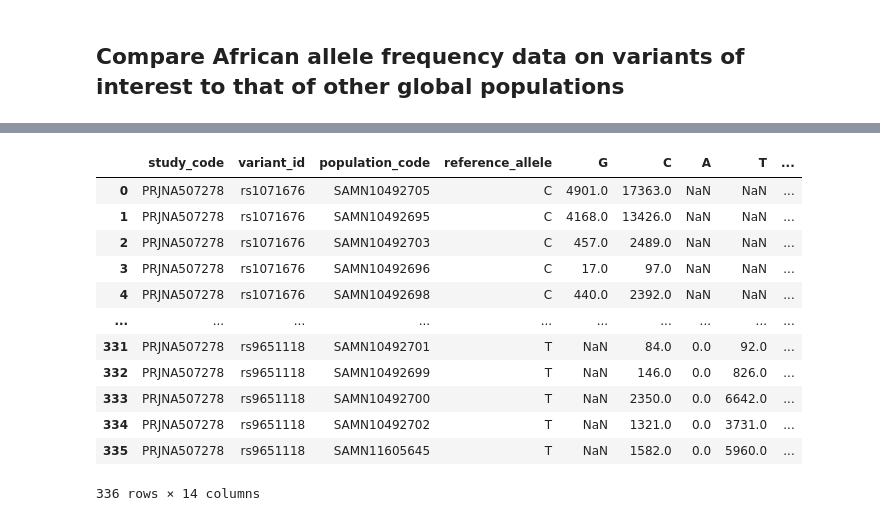
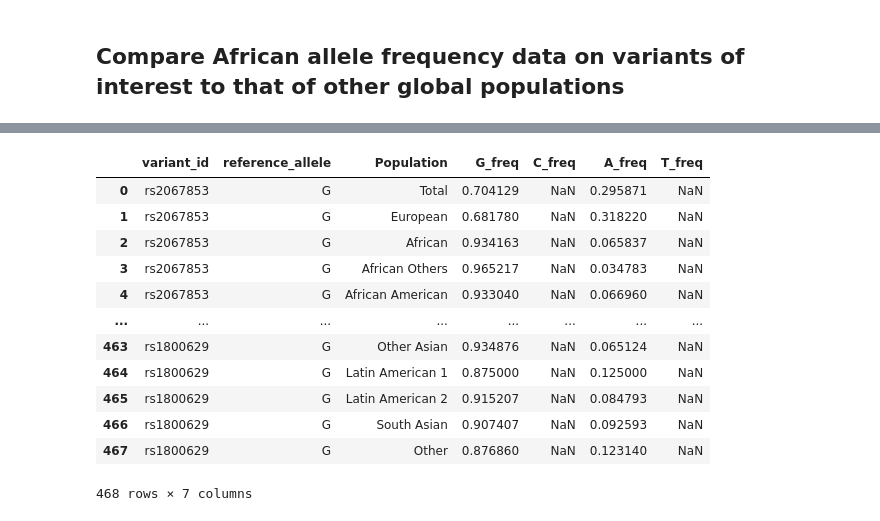
Before and after one commit to MeganHolborn/Genomics_allele-frequency-and-effect_data-analysis, a Jupyter notebook: Plots/plots.ipynb, the cells around one changed output, grey strips where cells are left out. Drawn from its saved outputs; the diff is of its cells as text; code cells hidden in the pictures.

```diff
--- a/Plots/plots.ipynb
+++ b/Plots/plots.ipynb
@@ -485,8 +485,6 @@ plt.tight_layout()
 # %% [markdown]
 ## Generate a scatterplot comparing the allele frequencies of variants of interest for populations groups found in different African regions
 # %%
-# Comparison of alternate allele frequencies for common variants across different sub-populations
-
 # Create a list with variant IDs of interest
 NESHIE_rsIDs = ["rs2067853","rs1217401","rs2043211","rs1001179","rs1961495","rs1411040","rs34004222","rs13027659","rs190148408","rs79704487","rs1800896","rs3024490","rs1800871","rs1554286","rs1518111","rs1143623","rs16944","rs1071676","rs1800795","rs2069837","rs1800796","rs2066992","rs2069832","rs2069833","rs1554606","rs2069845","rs1801133","rs4846049","rs1476413","rs1801131","rs9651118","rs1808593","rs2070744","rs1800779","rs6517135","rs1799964","rs1799724","rs361525","rs1800629"]
 
@@ -506,31 +504,5 @@ for gene in genes:
 # Filter allele frequency data for variant entries of interest
 
 af_subset = collated_af_data[collated_af_data.ID.isin(NESHIE_rsIDs)]
-
-# Melt the allele frequency dataframe into a format suitable for plotting the allele frequency data
-
-columns = ["ID","POS","REF","ALT","GENE"]
-af_melt = af_subset.melt(id_vars=columns, value_vars=sub_populations, var_name="SUB_POP", value_name="ALT_AF")
-
-# Add the regional classifications for each sub-populations to the table
-af_melt["REG"] = af_melt["SUB_POP"].map(regional_classification)
-af_melt_regions = af_melt.groupby(["ID","REG"], as_index=False).mean()
-
-
-# Create scatterplot
-
-custom_palette = sns.color_palette("mako", 7)
-variant_barplot = sns.scatterplot(
-    x="ID",
-    y="ALT_AF",
-    hue="REG",
-    data=af_melt_regions,
-    palette=custom_palette,
-)
-
-variant_barplot.set_ylabel("Alternate allele frequency")
-variant_barplot.set_xlabel("Polymorphism")
-plt.legend(loc="upper right")
-plt.xticks(rotation=90)
-plt.show()
+af_subset
 # %% [output]
@@ -577,11 +623,11 @@ Text(121.20312499999999, 0.5, 'Sub-population')
 # %% [markdown]
 ## Compare African allele frequency data on variants of interest to that of other global populations
 # %%
-# Reuse allele frequency dataframe (af_melt_regions). Extract unique variant IDs from af_melt_regions dataframe and fetch global allele count data on these variants from the NCBI ALFA Allele Frequency Project via API.
+# Extract global allele count data on NESHIE variant IDs from the NCBI ALFA Allele Frequency Project via API.
 
 variant_global_allele_counts = pd.DataFrame()
 
-for variant_id in af_melt_regions.ID.unique():
+for variant_id in NESHIE_rsIDs:
     variant_id_number = variant_id.replace("rs","")
     count_data = get_ALFA_count_info(variant_id_number)
     population_count_data = count_data["results"]
@@ -675,24 +721,25 @@ normalised_variant_count_data
 # %%
 # Calculate allele frequencies from allele count data and append to allele count dataframe
 normalised_variant_count_data["total_count"] = normalised_variant_count_data[["G", "C", "A", "T"]].sum(axis=1)
 
 normalised_variant_count_data["G_freq"] = normalised_variant_count_data["G"] / normalised_variant_count_data["total_count"]
 normalised_variant_count_data["C_freq"] = normalised_variant_count_data["C"] / normalised_variant_count_data["total_count"]
 normalised_variant_count_data["A_freq"] = normalised_variant_count_data["A"] / normalised_variant_count_data["total_count"]
 normalised_variant_count_data["T_freq"] = normalised_variant_count_data["T"] / normalised_variant_count_data["total_count"]
 
-normalised_variant_count_data
+ALFA_freq_data = normalised_variant_count_data.drop(columns=["G", "C", "A", "T", "total_count", "study_code", "population_code"])
+ALFA_freq_data
 # %% [output]
-|  | study_code | variant_id | population_code | reference_allele | G | C | A | T | ... |
-| 0 | PRJNA507278 | rs1071676 | SAMN10492705 | C | 4901.0 | 17363.0 | NaN | NaN | ... |
-| 1 | PRJNA507278 | rs1071676 | SAMN10492695 | C | 4168.0 | 13426.0 | NaN | NaN | ... |
-| 2 | PRJNA507278 | rs1071676 | SAMN10492703 | C | 457.0 | 2489.0 | NaN | NaN | ... |
-| 3 | PRJNA507278 | rs1071676 | SAMN10492696 | C | 17.0 | 97.0 | NaN | NaN | ... |
-| 4 | PRJNA507278 | rs1071676 | SAMN10492698 | C | 440.0 | 2392.0 | NaN | NaN | ... |
-| ... | ... | ... | ... | ... | ... | ... | ... | ... | ... |
-| 331 | PRJNA507278 | rs9651118 | SAMN10492701 | T | NaN | 84.0 | 0.0 | 92.0 | ... |
-| 332 | PRJNA507278 | rs9651118 | SAMN10492699 | T | NaN | 146.0 | 0.0 | 826.0 | ... |
-| 333 | PRJNA507278 | rs9651118 | SAMN10492700 | T | NaN | 2350.0 | 0.0 | 6642.0 | ... |
-| 334 | PRJNA507278 | rs9651118 | SAMN10492702 | T | NaN | 1321.0 | 0.0 | 3731.0 | ... |
-| 335 | PRJNA507278 | rs9651118 | SAMN11605645 | T | NaN | 1582.0 | 0.0 | 5960.0 | ... |
+|  | variant_id | reference_allele | Population | G_freq | C_freq | A_freq | T_freq |
+| 0 | rs2067853 | G | Total | 0.704129 | NaN | 0.295871 | NaN |
+| 1 | rs2067853 | G | European | 0.681780 | NaN | 0.318220 | NaN |
+| 2 | rs2067853 | G | African | 0.934163 | NaN | 0.065837 | NaN |
+| 3 | rs2067853 | G | African Others | 0.965217 | NaN | 0.034783 | NaN |
+| 4 | rs2067853 | G | African American | 0.933040 | NaN | 0.066960 | NaN |
+| ... | ... | ... | ... | ... | ... | ... | ... |
+| 463 | rs1800629 | G | Other Asian | 0.934876 | NaN | 0.065124 | NaN |
+| 464 | rs1800629 | G | Latin American 1 | 0.875000 | NaN | 0.125000 | NaN |
+| 465 | rs1800629 | G | Latin American 2 | 0.915207 | NaN | 0.084793 | NaN |
+| 466 | rs1800629 | G | South Asian | 0.907407 | NaN | 0.092593 | NaN |
+| 467 | rs1800629 | G | Other | 0.876860 | NaN | 0.123140 | NaN |
-336 rows × 14 columns
+468 rows × 7 columns
```
Also changed, not shown: parts of 7 cells of this notebook.
